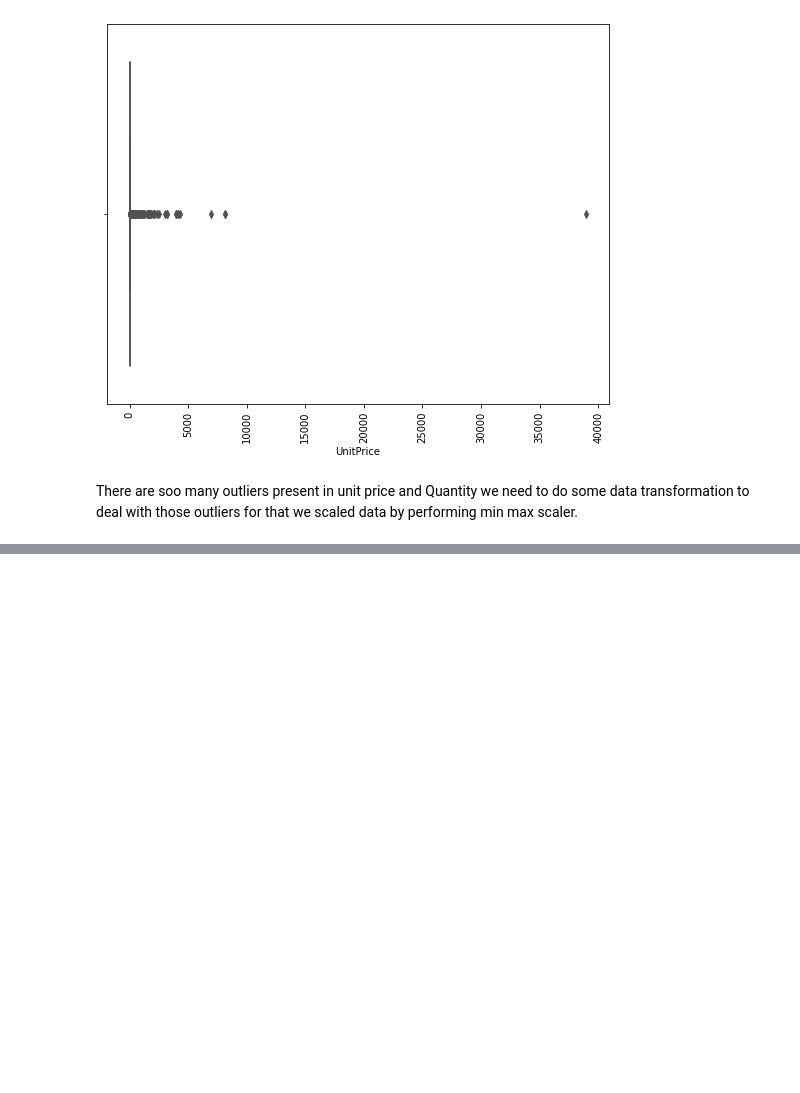
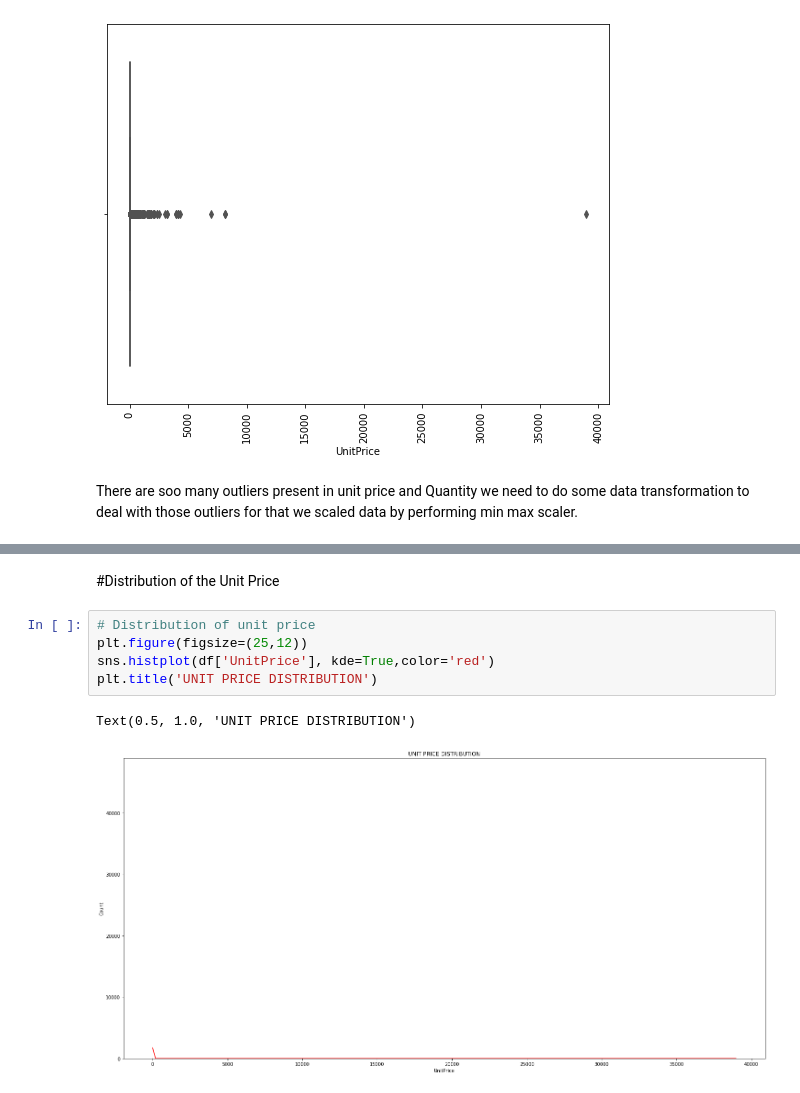
Before and after one commit to machave11/Online-Retail-Customer-Segmentation, a Jupyter notebook: Nikhil_Machave_Online_Retail_Customer_Segmentation_Capstone_Project.ipynb, the cells around one changed output, grey strips where cells are left out. Saved outputs shown, nothing was run; the diff lists cells and outputs as text; blank space fills up the shorter version.

```diff
--- a/Nikhil_Machave_Online_Retail_Customer_Segmentation_Capstone_Project.ipynb
+++ b/Nikhil_Machave_Online_Retail_Customer_Segmentation_Capstone_Project.ipynb
@@ -231,0 +324,10 @@ df.tail()
+# %% [markdown]
+#Distribution of the Unit Price
+# %%
+# Distribution of unit price
+plt.figure(figsize=(25,12))
+sns.histplot(df['UnitPrice'], kde=True,color='red')
+plt.title('UNIT PRICE DISTRIBUTION')
+# %% [output]
+Text(0.5, 1.0, 'UNIT PRICE DISTRIBUTION')
+[figure, added]
```
Also changed, not shown: parts of 50 cells of this notebook.
